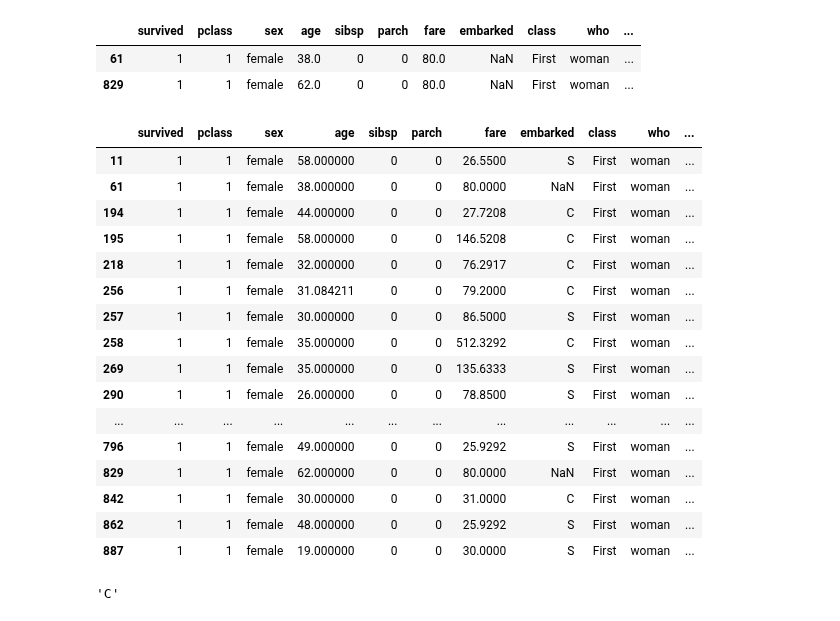
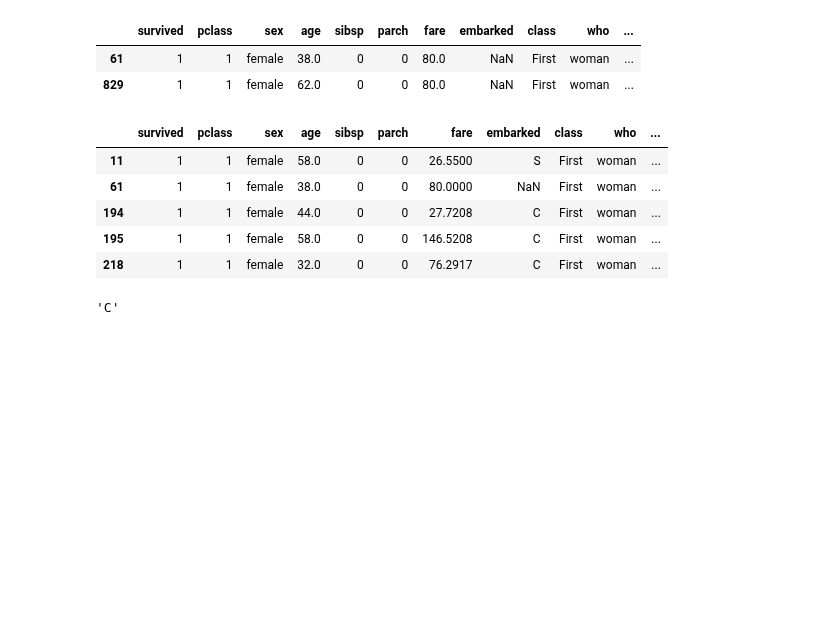
Before and after one commit to honghanhh/py40a12l2, a Jupyter notebook: lectures/lecture4/longnt_titanic.ipynb, the cells around one changed output. Drawn from its saved outputs; the diff is of its cells as text; code cells hidden in the pictures; blank space fills up the shorter version.

```diff
--- a/lectures/lecture4/longnt_titanic.ipynb
+++ b/lectures/lecture4/longnt_titanic.ipynb
@@ -302,25 +302,14 @@ titanic[titanic['embarked'].isnull()]
 # %%
 fill = titanic[(titanic['survived']==1)&(titanic['pclass']==1)&(titanic['sex']=='female')&(titanic['sibsp']==0)&(titanic['parch']==0)]
 # %%
-fill
+fill.head()
 # %% [output]
 |  | survived | pclass | sex | age | sibsp | parch | fare | embarked | class | who | ... |
-| 11 | 1 | 1 | female | 58.000000 | 0 | 0 | 26.5500 | S | First | woman | ... |
-| 61 | 1 | 1 | female | 38.000000 | 0 | 0 | 80.0000 | NaN | First | woman | ... |
-| 194 | 1 | 1 | female | 44.000000 | 0 | 0 | 27.7208 | C | First | woman | ... |
-| 195 | 1 | 1 | female | 58.000000 | 0 | 0 | 146.5208 | C | First | woman | ... |
-| 218 | 1 | 1 | female | 32.000000 | 0 | 0 | 76.2917 | C | First | woman | ... |
-| 256 | 1 | 1 | female | 31.084211 | 0 | 0 | 79.2000 | C | First | woman | ... |
-| 257 | 1 | 1 | female | 30.000000 | 0 | 0 | 86.5000 | S | First | woman | ... |
-| 258 | 1 | 1 | female | 35.000000 | 0 | 0 | 512.3292 | C | First | woman | ... |
-| 269 | 1 | 1 | female | 35.000000 | 0 | 0 | 135.6333 | S | First | woman | ... |
-| 290 | 1 | 1 | female | 26.000000 | 0 | 0 | 78.8500 | S | First | woman | ... |
-| ... | ... | ... | ... | ... | ... | ... | ... | ... | ... | ... | ... |
-| 796 | 1 | 1 | female | 49.000000 | 0 | 0 | 25.9292 | S | First | woman | ... |
-| 829 | 1 | 1 | female | 62.000000 | 0 | 0 | 80.0000 | NaN | First | woman | ... |
-| 842 | 1 | 1 | female | 30.000000 | 0 | 0 | 31.0000 | C | First | woman | ... |
-| 862 | 1 | 1 | female | 48.000000 | 0 | 0 | 25.9292 | S | First | woman | ... |
-| 887 | 1 | 1 | female | 19.000000 | 0 | 0 | 30.0000 | S | First | woman | ... |
+| 11 | 1 | 1 | female | 58.0 | 0 | 0 | 26.5500 | S | First | woman | ... |
+| 61 | 1 | 1 | female | 38.0 | 0 | 0 | 80.0000 | NaN | First | woman | ... |
+| 194 | 1 | 1 | female | 44.0 | 0 | 0 | 27.7208 | C | First | woman | ... |
+| 195 | 1 | 1 | female | 58.0 | 0 | 0 | 146.5208 | C | First | woman | ... |
+| 218 | 1 | 1 | female | 32.0 | 0 | 0 | 76.2917 | C | First | woman | ... |
 # %%
 fill.embarked.value_counts().idxmax()
 # %% [output]
```
Also changed, not shown: parts of 35 cells of this notebook, 2 other files.
